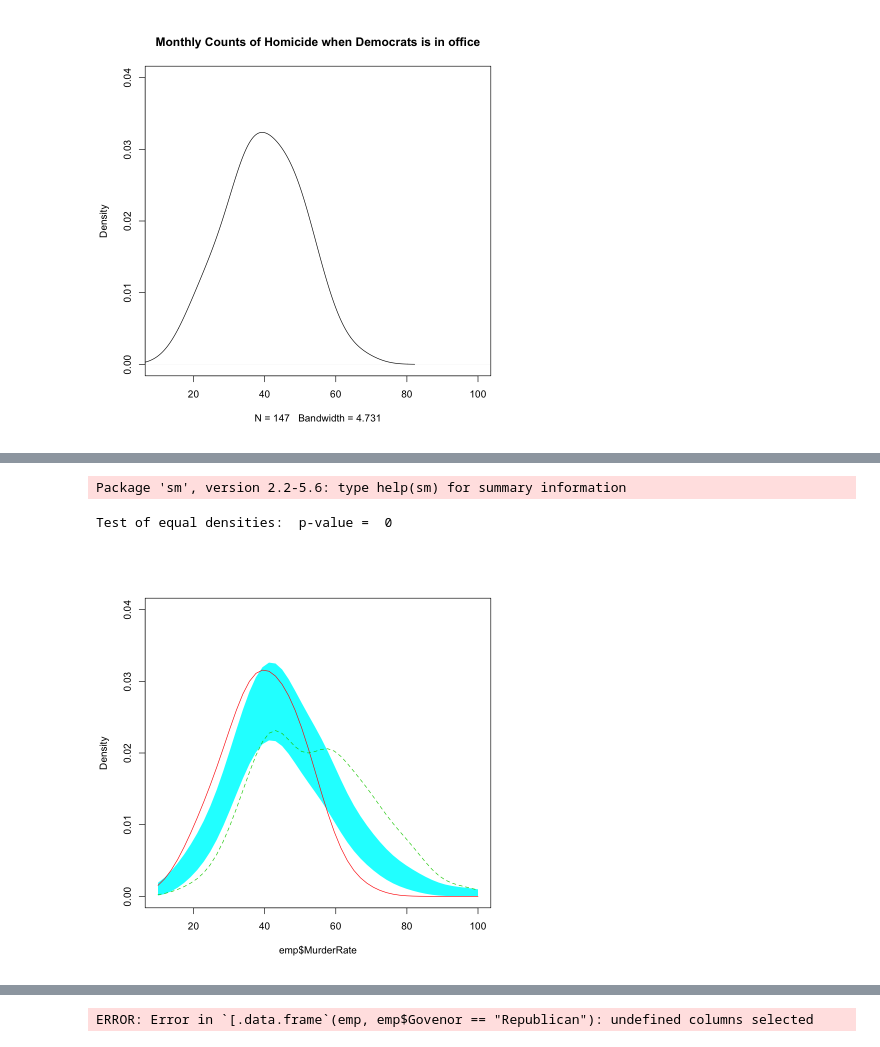
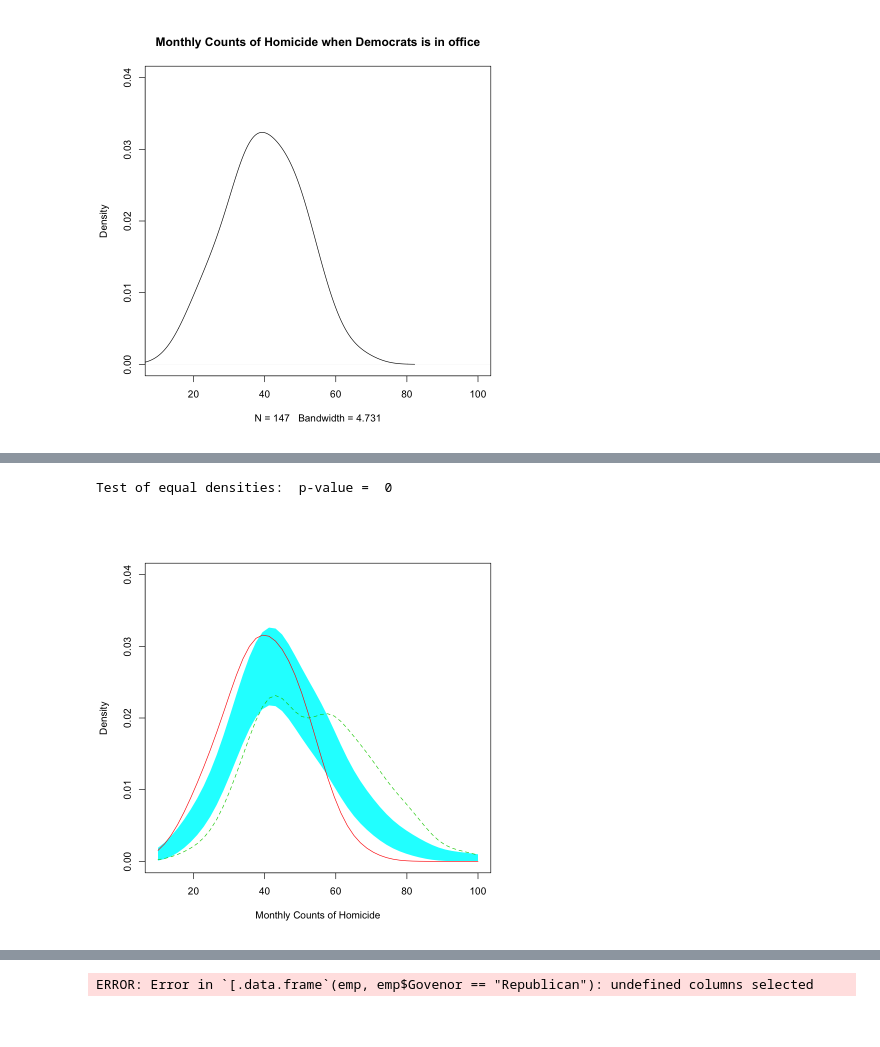
Before and after one commit to aporter1350/nonparametrics, a Jupyter notebook: code/Project.ipynb, the cells around one changed output, grey strips where cells are left out. Saved outputs shown, nothing was run; the diff lists cells and outputs as text; code cells hidden in the pictures.

```diff
--- a/code/Project.ipynb
+++ b/code/Project.ipynb
@@ -42,12 +44,11 @@ library('sm')
 # %%
 rep=bw.SJ(emp$MurderRate[emp$Govenor=='Republican'])
 dem=bw.SJ(emp$MurderRate[emp$Govenor=='Democrat'])
 h=2*(1/rep+1/dem)^-1
-sm.density.compare(emp$MurderRate, group=emp$Govenor, model="equal", bw=h, nboot=10000, xlim=c(10,100), ylim=c(0,.04))
+sm.density.compare(emp$MurderRate, group=emp$Govenor, model="equal", bw=h, nboot=10000, xlim=c(10,100), ylim=c(0,.04), xlab='Monthly Counts of Homicide')
 # %% [output]
-Package 'sm', version 2.2-5.6: type help(sm) for summary information
+Test of equal densities:  p-value =  0
-Test of equal densities:  p-value =  0
-[figure, old version]
+[figure, new version]
 # %%
 #rep
 #dem
```
Also changed, not shown: parts of 3 cells of this notebook, 3 other files.
